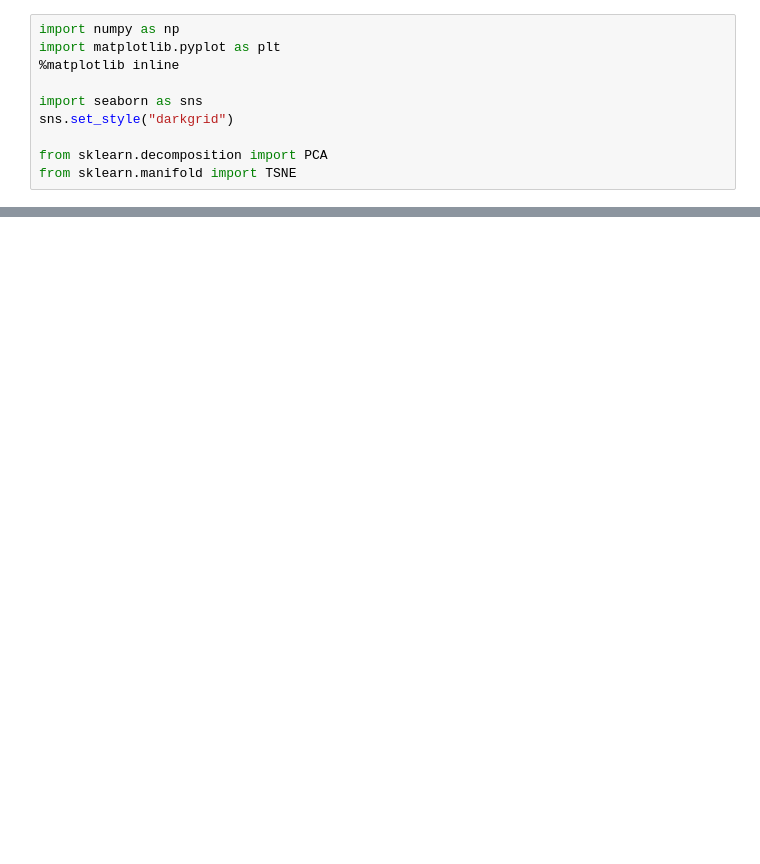
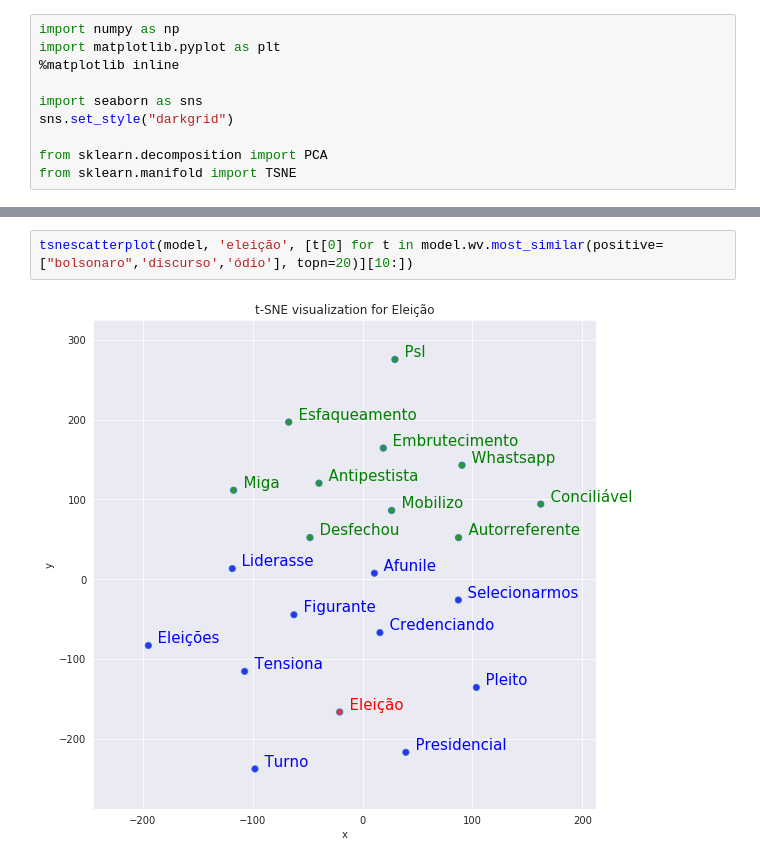
Before and after one commit to ivynasantino/vies-discursos-deputados, a Jupyter notebook: reports/discursos_w2v.ipynb, the cells around one changed output, grey strips where cells are left out. Drawn from its saved outputs; the diff is of its cells as text; blank space fills up the shorter version.

```diff
--- a/reports/discursos_w2v.ipynb
+++ b/reports/discursos_w2v.ipynb
@@ -261,0 +266,4 @@ tsnescatterplot(model, 'bolsonaro', [t[0] for t in model.wv.most_similar(positiv
+# %%
+tsnescatterplot(model, 'eleição', [t[0] for t in model.wv.most_similar(positive=["bolsonaro",'discurso','ódio'], topn=20)][10:])
+# %% [output]
+[figure, added]
```
Also changed, not shown: parts of 12 cells of this notebook.
